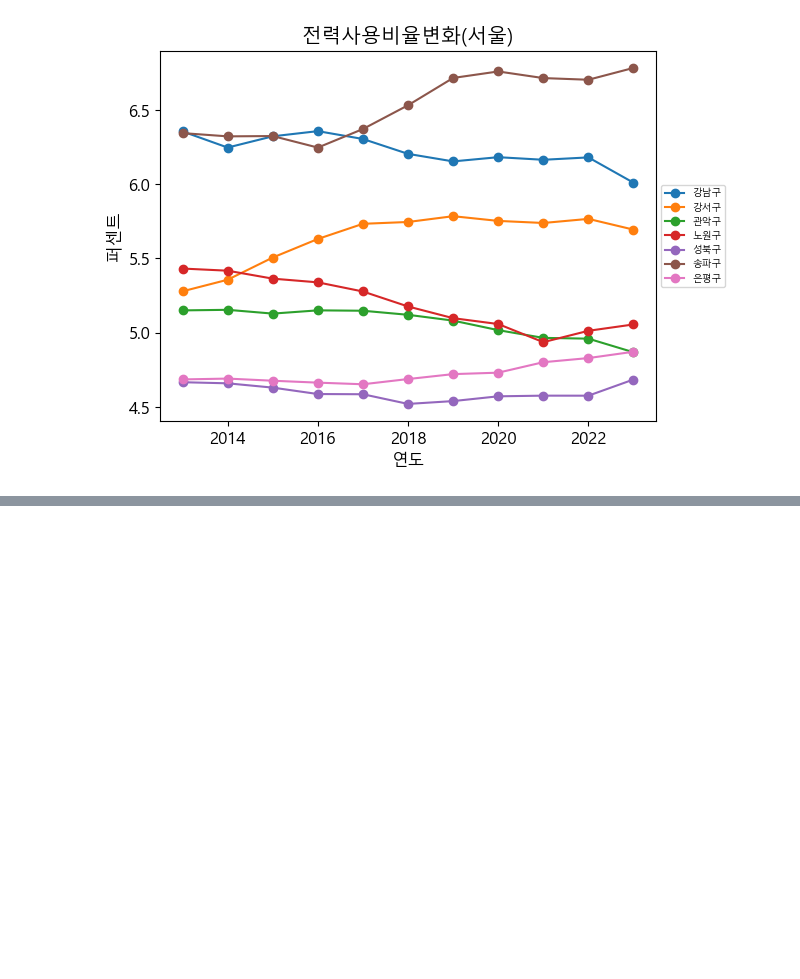
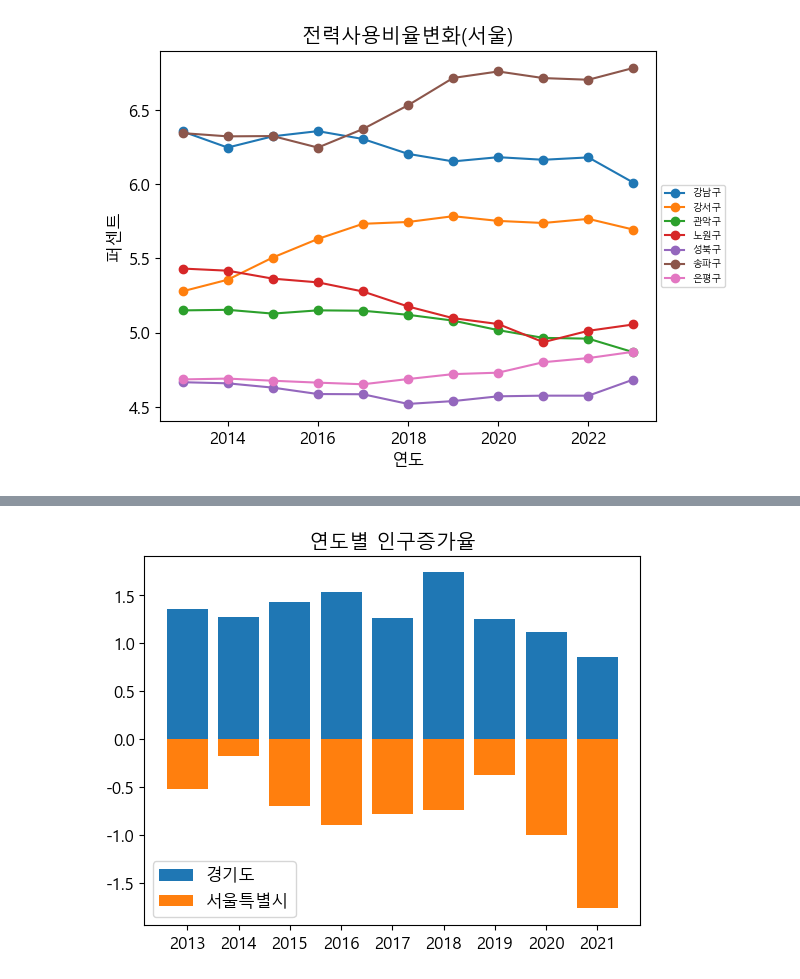
Before and after one commit to SSUUN/kepco_5, a Jupyter notebook: project/동.ipynb, the cells around one changed output, grey strips where cells are left out. Saved outputs shown, nothing was run; the diff lists cells and outputs as text; code cells hidden in the pictures; blank space fills up the shorter version.

```diff
--- a/project/동.ipynb
+++ b/project/동.ipynb
@@ -436,0 +643,2 @@ plt.show()
+# %%
+elec_su = elec[elec['city']=='수원시']
@@ -436,0 +661,2 @@ plt.show()
+# %%
+pd_su = pd.merge(li_1,elec_su)
@@ -436,0 +673,2 @@ plt.show()
+# %%
+pd_su['sum/100000'] = pd_su['houseCnt']*pd_su['powerUsage']/100000
@@ -436,0 +685,2 @@ plt.show()
+# %%
+su_wind = pd_su.pivot_table(index='month', columns='year',values='1분 강수량(mm)')
@@ -436,0 +704,9 @@ plt.show()
+# %%
+plt.bar(su_wind['year'],hu['경기도'],label='경기도')
+plt.bar(hu.index,hu['서울특별시'],label='서울특별시')
+plt.rcParams['axes.unicode_minus'] = False
+plt.legend()
+plt.title('연도별 인구증가율')
+plt.show()
+# %% [output]
+[figure, added]
```
Also changed, not shown: parts of 40 cells of this notebook.
